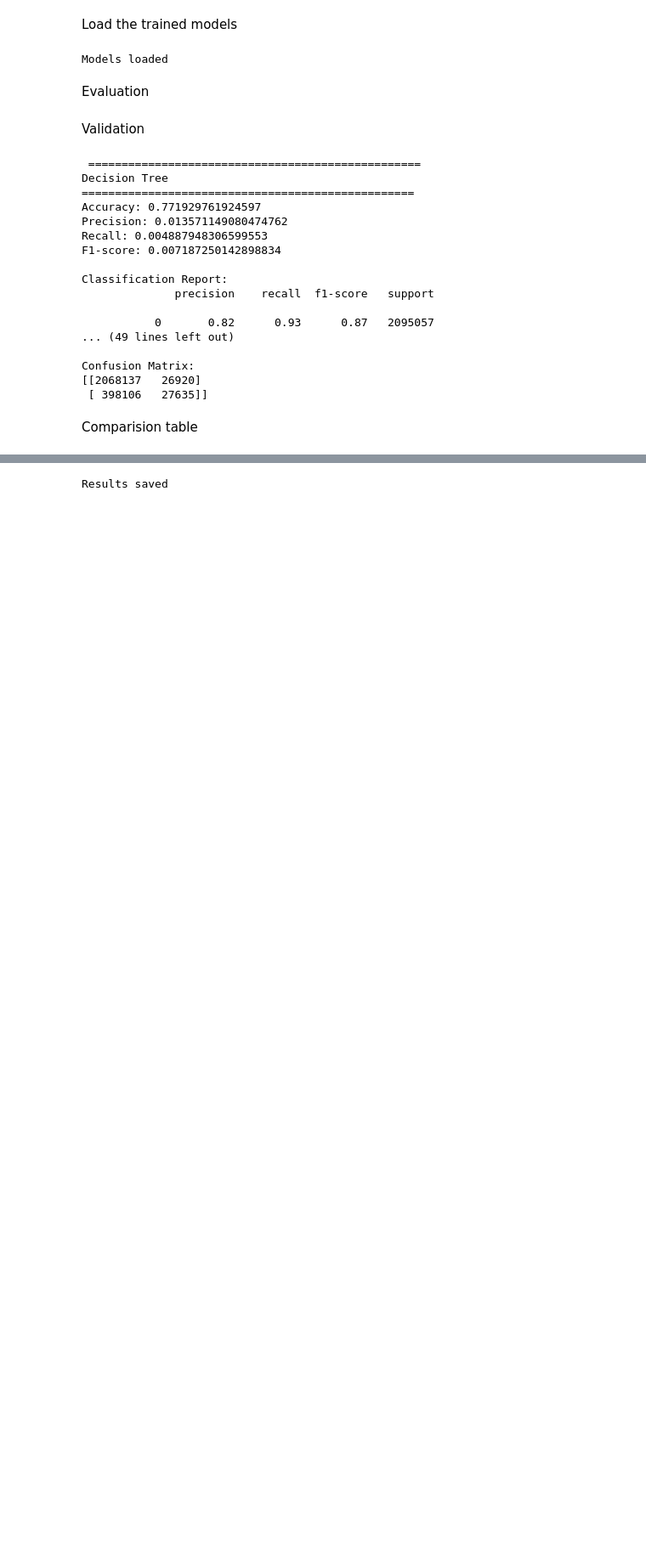
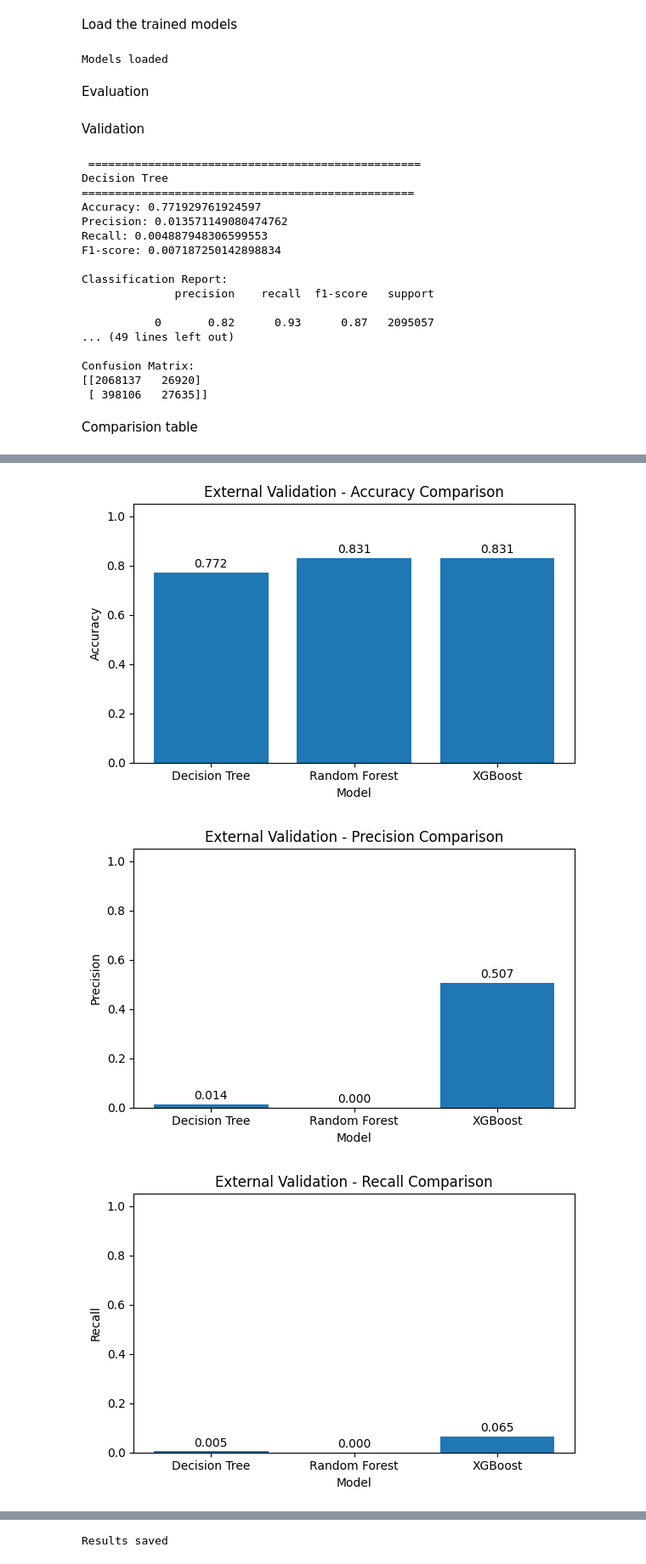
Before and after one commit to sajjkavinda/ML-based-Intrution-detection-system, a Jupyter notebook: External_Dataset_Validation.ipynb, the cells around one changed output, grey strips where cells are left out. Shown at 85% size. Drawn from its saved outputs; the diff is of its cells as text; code cells hidden in the pictures; blank space fills up the shorter version.

```diff
--- a/External_Dataset_Validation.ipynb
+++ b/External_Dataset_Validation.ipynb
@@ -201,0 +204,44 @@ external_results
+# %%
+metrics = [
+    "Accuracy",
+    "Precision",
+    "Recall",
+    "F1-score"
+]
+
+for metric in metrics:
+
+    plt.figure(figsize=(6,4))
+
+    plt.bar(
+        external_results["Model"],
+        external_results[metric]
+    )
+
+    plt.title(f"External Validation - {metric} Comparison")
+    plt.xlabel("Model")
+    plt.ylabel(metric)
+
+    plt.ylim(0, 1.05)
+
+    for i, value in enumerate(external_results[metric]):
+        plt.text(
+            i,
+            value + 0.02,
+            f"{value:.3f}",
+            ha="center"
+        )
+
+    plt.tight_layout()
+
+    plt.savefig(
+        f"{metric.lower().replace('-', '_')}_external_validation.png",
+        dpi=300,
+        bbox_inches="tight"
+    )
+
+    plt.show()
+# %% [output]
+[figure, added]
+[figure, added]
+[figure, added]
```
Also changed, not shown: parts of 5 cells of this notebook.
